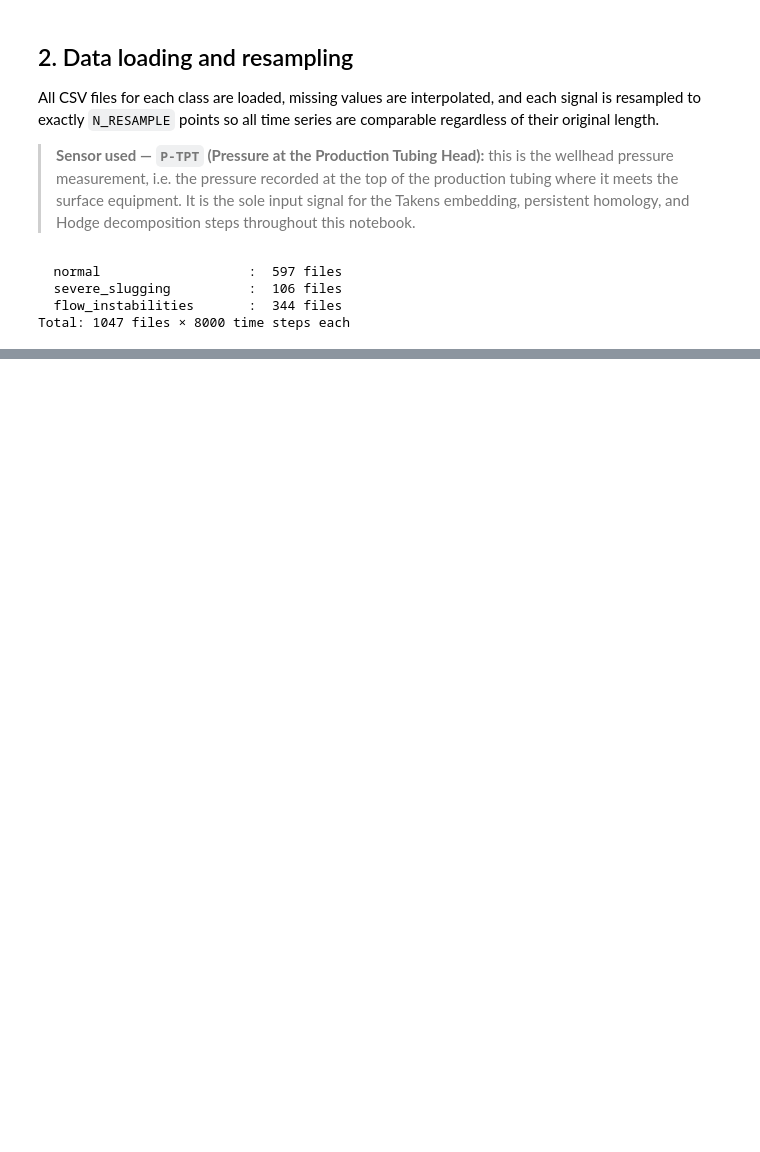
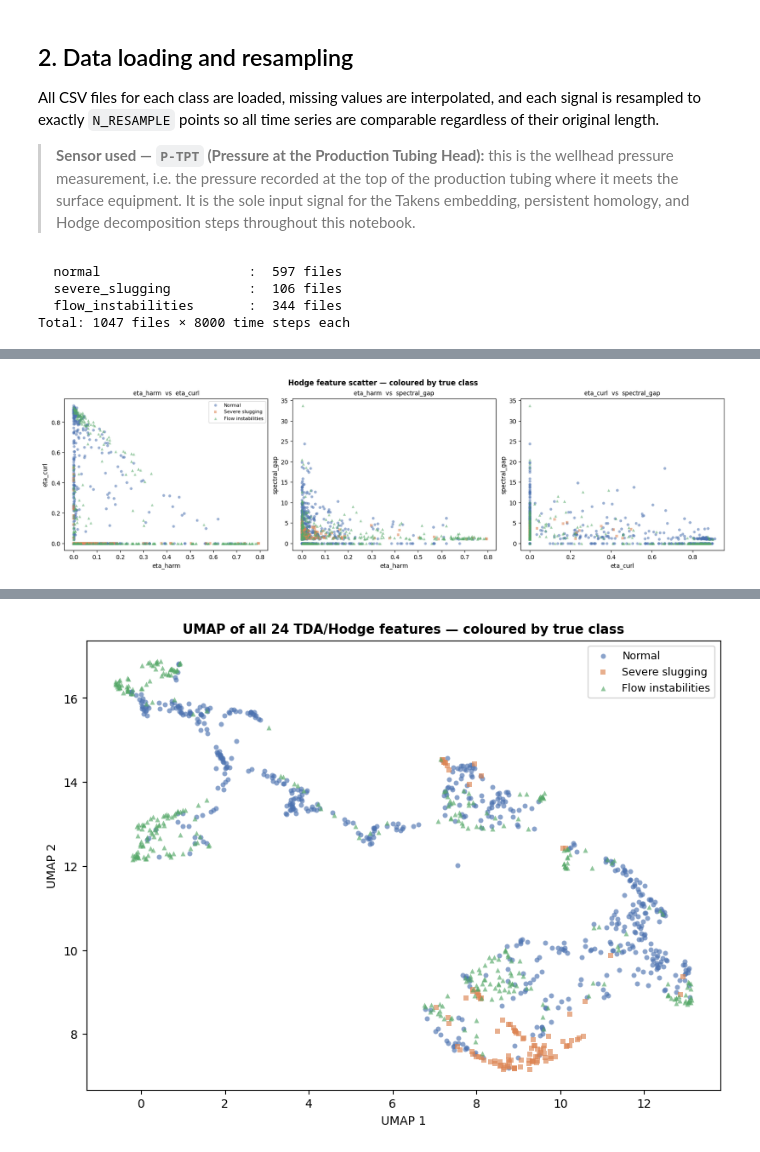
Before and after one commit to simonecasolo/TDA-for-Slugging, a Jupyter notebook: Hodge_Decomposition/hodge-slugging/notebooks/03_3w_hodge_classification.ipynb, the cells around one changed output, grey strips where cells are left out. Drawn from its saved outputs; the diff is of its cells as text; code cells hidden in the pictures; blank space fills up the shorter version.

```diff
--- a/Hodge_Decomposition/hodge-slugging/notebooks/03_3w_hodge_classification.ipynb
+++ b/Hodge_Decomposition/hodge-slugging/notebooks/03_3w_hodge_classification.ipynb
@@ -488,0 +843,78 @@ features_df.head()
+# %%
+_meta_cols = {"file_name", "label", "tau", "dim", "n_pts", "alpha_sq", "lambda2"}
+feat_cols  = [c for c in features_df.columns if c not in _meta_cols]
+y          = features_df["label"].values
+X_all      = features_df[feat_cols].fillna(0.0).values
+
+class_labels_str = {0: "Normal", 1: "Severe slugging", 2: "Flow instabilities"}
+
+# ── Panel A: pairwise Hodge scatter ─────────────────────────────────────────
+hodge_pairs = [("eta_harm", "eta_curl"), ("eta_harm", "spectral_gap"), ("eta_curl", "spectral_gap")]
+fig, axes   = plt.subplots(1, 3, figsize=(16, 4.5), constrained_layout=True)
+
+for ax, (xf, yf) in zip(axes, hodge_pairs):
+    xv = features_df[xf].values
+    yv = features_df[yf].values
+    for lab in [0, 1, 2]:
+        mask = (y == lab)
+        ax.scatter(xv[mask], yv[mask], s=22, alpha=0.55,
+                   color=CLASS_COLORS[lab], marker=CLASS_MARKERS[lab],
+                   label=class_labels_str[lab], linewidths=0)
+    ax.set_xlabel(xf, fontsize=10)
+    ax.set_ylabel(yf, fontsize=10)
+    ax.set_title(f"{xf}  vs  {yf}", fontsize=10)
+
+axes[0].legend(fontsize=8, framealpha=0.8)
+fig.suptitle("Hodge feature scatter — coloured by true class", fontsize=12, fontweight="bold")
+plt.show()
+
+# ── K-means clustering (k=3) on the three key Hodge features ────────────────
+hodge_cols = ["eta_harm", "eta_curl", "spectral_gap"]
+Xh_scaled  = StandardScaler().fit_transform(features_df[hodge_cols].fillna(0.0).values)
+km         = KMeans(n_clusters=3, random_state=42, n_init=20)
+km_labels  = km.fit_predict(Xh_scaled)
+
+# Align cluster index → majority true class; guard against empty clusters
+def _cluster_majority(labels_true, km_labels_, n_clusters=3):
+    mapping = {}
+    for c in range(n_clusters):
+        pts   = labels_true[km_labels_ == c]
+        modes = pd.Series(pts).mode()
+        mapping[c] = int(modes.iloc[0]) if len(modes) > 0 else -1
+    return mapping
+
+cluster_to_class = _cluster_majority(y, km_labels)
+km_mapped = np.array([cluster_to_class[c] for c in km_labels])
+ari       = metrics.adjusted_rand_score(y, km_labels)
+acc_km    = (km_mapped == y).mean()
+
+print(f"K-means (k=3) on [eta_harm, eta_curl, spectral_gap]:")
+print(f"  Adjusted Rand Index : {ari:.3f}  (1.0 = perfect, 0 = random)")
+print(f"  Majority-vote acc.  : {acc_km:.3f}")
+print("\nCluster centroids (standardised space):")
+for c in range(3):
+    ctr  = km.cluster_centers_[c]
+    lbl  = cluster_to_class[c]
+    name = class_labels_str.get(lbl, f"class {lbl}")
+    print(f"  Cluster {c} (→ class {lbl}, {name}): "
+          f"η_harm={ctr[0]:+.2f}  η_curl={ctr[1]:+.2f}  gap={ctr[2]:+.2f}")
+
+# ── Panel B: UMAP of all features ────────────────────────────────────────────
+X_scaled = StandardScaler().fit_transform(X_all)
+reducer  = umap.UMAP(n_components=2, n_neighbors=30, min_dist=0.1, random_state=42)
+emb      = reducer.fit_transform(X_scaled)
+
+fig, ax = plt.subplots(figsize=(8, 6), constrained_layout=True)
+for lab in [0, 1, 2]:
+    mask = (y == lab)
+    ax.scatter(emb[mask, 0], emb[mask, 1], s=18, alpha=0.65,
+               color=CLASS_COLORS[lab], marker=CLASS_MARKERS[lab],
+               label=class_labels_str[lab], linewidths=0)
+ax.set_xlabel("UMAP 1", fontsize=10)
+ax.set_ylabel("UMAP 2", fontsize=10)
+ax.set_title(f"UMAP of all {len(feat_cols)} TDA/Hodge features — coloured by true class",
+             fontsize=11, fontweight="bold")
+ax.legend(fontsize=9, framealpha=0.8)
+plt.show()
+# %% [output]
+[figure, added]
@@ -488,0 +929 @@ features_df.head()
+[figure, added]
```
Also changed, not shown: parts of 22 cells of this notebook, 7 other files.
